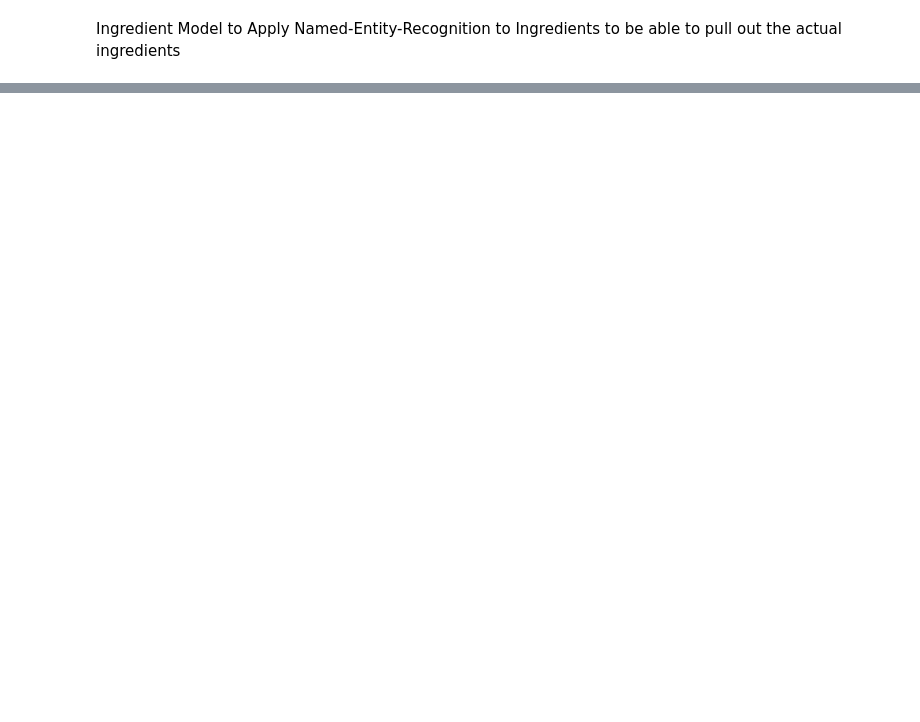
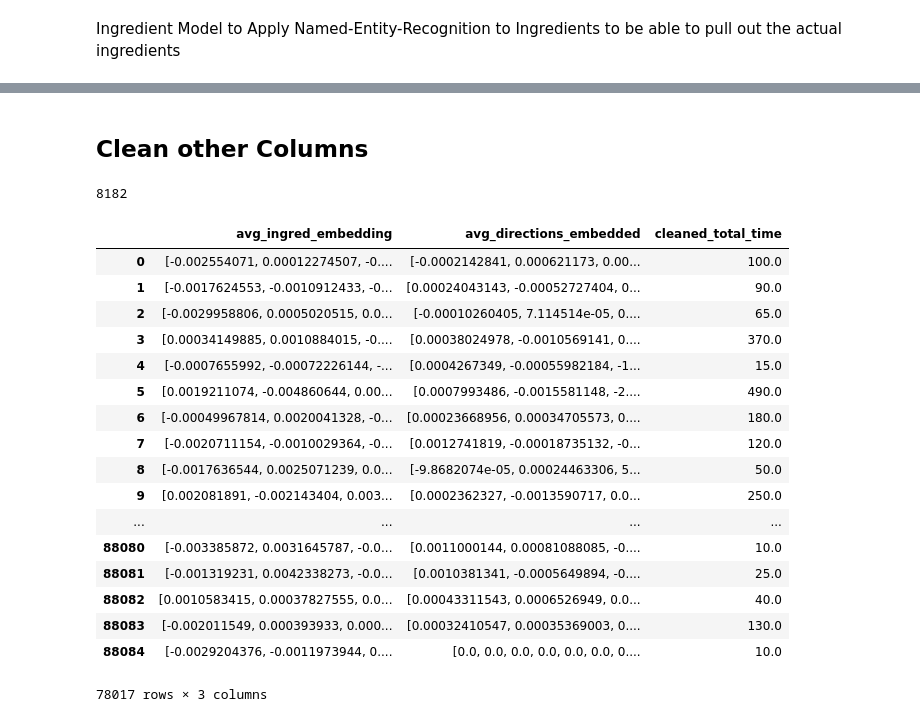
Before and after one commit to jhamburg/capstone, a Jupyter notebook: model/master_file.ipynb, the cells around one changed output, grey strips where cells are left out. Saved outputs shown, nothing was run; the diff lists cells and outputs as text; code cells hidden in the pictures; blank space fills up the shorter version.

```diff
--- a/model/master_file.ipynb
+++ b/model/master_file.ipynb
@@ -207,0 +195,56 @@ AttributeError: 'list' object has no attribute 'doc'
+# %%
+with_ingreds['avg_directions_embedded'] = convert_word_mat_to_mean_embed(with_ingreds['direction_verbs'], dir_w2v)
+# %% [markdown]
+## Clean other Columns
+# %%
+timeDict = {'hr': 60, 'min': 1, 'day': 1440}
+def calc_time(timeText, timeDict=timeDict):
+    """Calculate time in minutes based on text"""
+    num, time = re.search(r'(\d+)\s+(\w+)', timeText).groups()
+    return timeDict[time] * int(num)
+
+def find_calc_and_sum_all_time(timeInfo):
+
+    if isinstance(timeInfo, list):
+        if timeInfo == []:
+            return np.NaN
+        timeInfo = timeInfo[0]
+
+    if not timeInfo:
+        return np.NaN
+
+    matches = re.findall(r'(\d+\s+\w+)', timeInfo)
+    if matches:
+        return sum([calc_time(time) for time in matches])
+    return 0
+# %%
+with_ingreds['cleaned_total_time'] = with_ingreds.totalTime.apply(find_calc_and_sum_all_time)
+# %%
+with_ingreds['cleaned_total_time'].isnull().sum()
+# %% [output]
+8182
+# %%
+finalVars = ['avg_ingred_embedding', 'avg_directions_embedded', 'cleaned_total_time']
+
+finalData = with_ingreds.loc[with_ingreds['cleaned_total_time'].notnull(), finalVars]
+# %%
+finalData
+# %% [output]
+|  | avg_ingred_embedding | avg_directions_embedded | cleaned_total_time |
+| 0 | [-0.002554071, 0.00012274507, -0.... | [-0.0002142841, 0.000621173, 0.00... | 100.0 |
+| 1 | [-0.0017624553, -0.0010912433, -0... | [0.00024043143, -0.00052727404, 0... | 90.0 |
+| 2 | [-0.0029958806, 0.0005020515, 0.0... | [-0.00010260405, 7.114514e-05, 0.... | 65.0 |
+| 3 | [0.00034149885, 0.0010884015, -0.... | [0.00038024978, -0.0010569141, 0.... | 370.0 |
+| 4 | [-0.0007655992, -0.00072226144, -... | [0.0004267349, -0.00055982184, -1... | 15.0 |
+| 5 | [0.0019211074, -0.004860644, 0.00... | [0.0007993486, -0.0015581148, -2.... | 490.0 |
+| 6 | [-0.00049967814, 0.0020041328, -0... | [0.00023668956, 0.00034705573, 0.... | 180.0 |
+| 7 | [-0.0020711154, -0.0010029364, -0... | [0.0012741819, -0.00018735132, -0... | 120.0 |
+| 8 | [-0.0017636544, 0.0025071239, 0.0... | [-9.8682074e-05, 0.00024463306, 5... | 50.0 |
+| 9 | [0.002081891, -0.002143404, 0.003... | [0.0002362327, -0.0013590717, 0.0... | 250.0 |
+| ... | ... | ... | ... |
+| 88080 | [-0.003385872, 0.0031645787, -0.0... | [0.0011000144, 0.00081088085, -0.... | 10.0 |
+| 88081 | [-0.001319231, 0.0042338273, -0.0... | [0.0010381341, -0.0005649894, -0.... | 25.0 |
+| 88082 | [0.0010583415, 0.00037827555, 0.0... | [0.00043311543, 0.0006526949, 0.0... | 40.0 |
+| 88083 | [-0.002011549, 0.000393933, 0.000... | [0.00032410547, 0.00035369003, 0.... | 130.0 |
+| 88084 | [-0.0029204376, -0.0011973944, 0.... | [0.0, 0.0, 0.0, 0.0, 0.0, 0.0, 0.... | 10.0 |
+78017 rows × 3 columns
```
Also changed, not shown: parts of 34 cells of this notebook.
